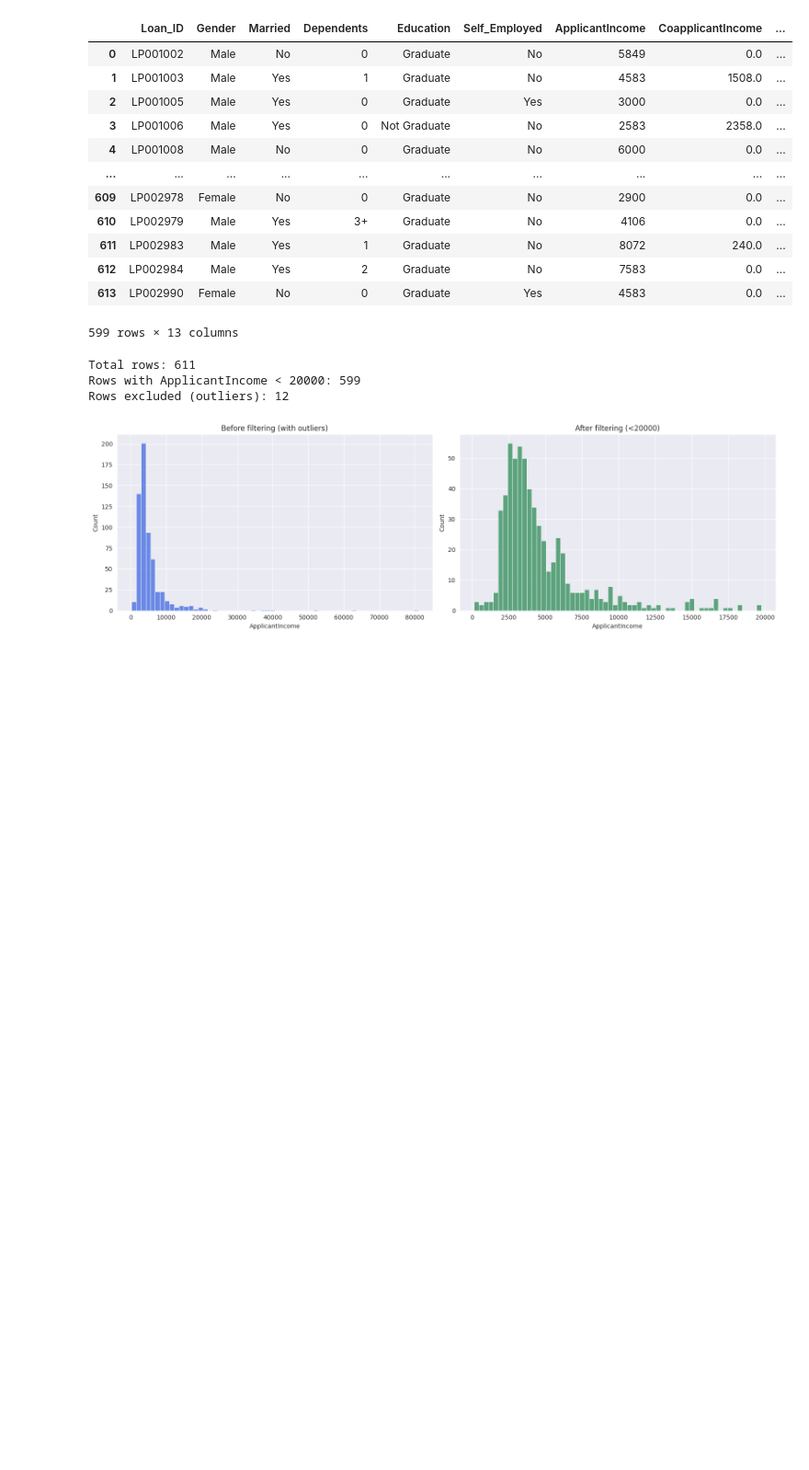
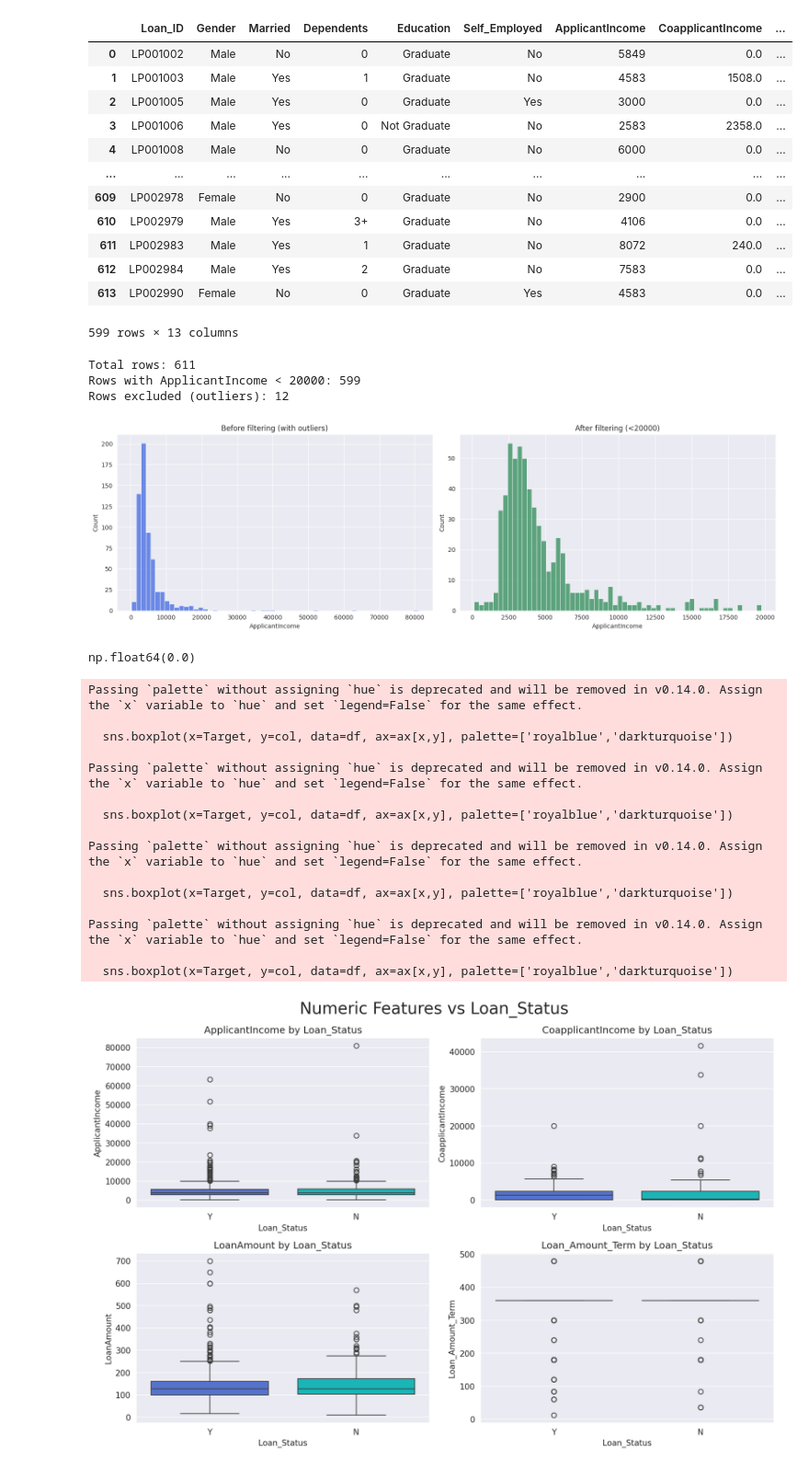
Before and after one commit to JoshOmondi/Loan-Predictions, a Jupyter notebook: loan-pediction.ipynb, the cells around one changed output. Shown at 92% size. Cells and saved outputs as stored; diff of their text form; code cells hidden in the pictures; blank space fills up the shorter version.

Commit message:
feature and target

```diff
--- a/loan-pediction.ipynb
+++ b/loan-pediction.ipynb
@@ -302,3 +302,39 @@ plt.tight_layout()
 plt.show()
 # %% [output]
 [figure]
+# %%
+df[df.duplicated(keep=False)].sum().sum()
+# %% [output]
+np.float64(0.0)
+# %%
+Target = 'Loan_Status'
+Cat_Features = ['Gender', 'Married', 'Dependents', 'Education', 'Self_Employed', 'Property_Area']
+Num_Features = ['ApplicantIncome', 'CoapplicantIncome', 'LoanAmount', 'Loan_Amount_Term']
+
+fig, ax = plt.subplots(nrows=2, ncols=2, figsize=(12,8), dpi=150)
+
+for i, col in enumerate(Num_Features):
+    x, y = i//2, i%2
+    sns.boxplot(x=Target, y=col, data=df, ax=ax[x,y], palette=['royalblue','darkturquoise'])
+    ax[x,y].set_title(f'{col} by {Target}')
+
+plt.suptitle('Numeric Features vs Loan_Status', fontsize=20)
+plt.tight_layout()
+plt.show()
+# %% [output]
+Passing `palette` without assigning `hue` is deprecated and will be removed in v0.14.0. Assign the `x` variable to `hue` and set `legend=False` for the same effect.
+
+  sns.boxplot(x=Target, y=col, data=df, ax=ax[x,y], palette=['royalblue','darkturquoise'])
+
+Passing `palette` without assigning `hue` is deprecated and will be removed in v0.14.0. Assign the `x` variable to `hue` and set `legend=False` for the same effect.
+
+  sns.boxplot(x=Target, y=col, data=df, ax=ax[x,y], palette=['royalblue','darkturquoise'])
+
+Passing `palette` without assigning `hue` is deprecated and will be removed in v0.14.0. Assign the `x` variable to `hue` and set `legend=False` for the same effect.
+
+  sns.boxplot(x=Target, y=col, data=df, ax=ax[x,y], palette=['royalblue','darkturquoise'])
+
+Passing `palette` without assigning `hue` is deprecated and will be removed in v0.14.0. Assign the `x` variable to `hue` and set `legend=False` for the same effect.
+
+  sns.boxplot(x=Target, y=col, data=df, ax=ax[x,y], palette=['royalblue','darkturquoise'])
+[figure, added]
```
Also changed, not shown: parts of 1 cell of this notebook.
